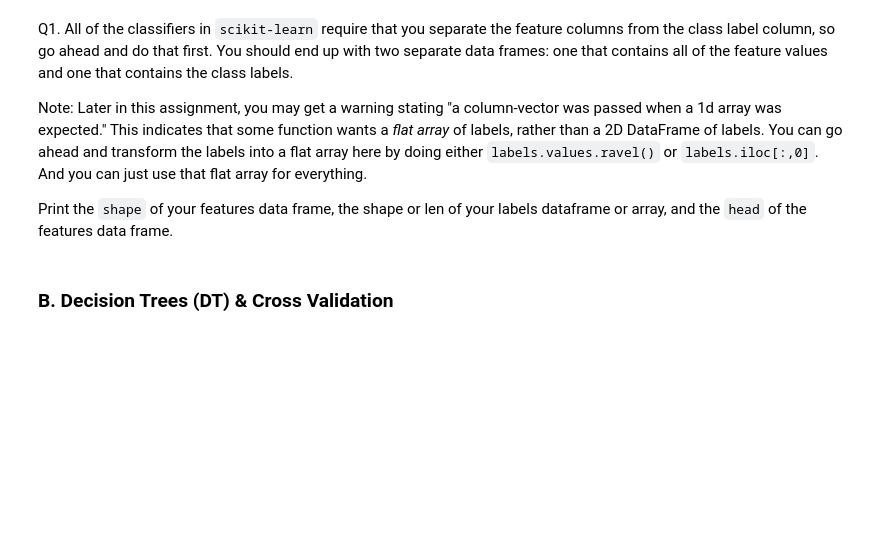
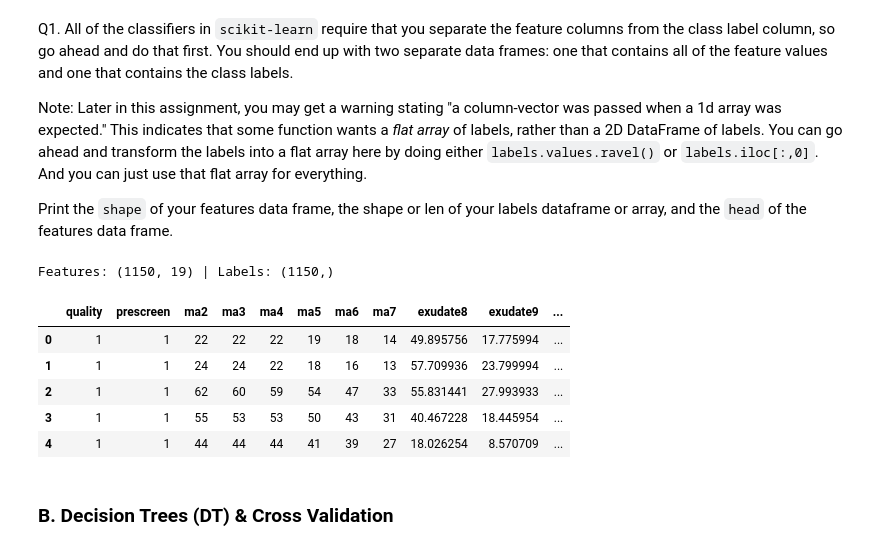
Before and after one commit to IanC04/CS363M, a Jupyter notebook: Assignments/Assignment 4/HW4_ScikitLearn.ipynb, the cells around one changed output. Saved outputs shown, nothing was run; the diff lists cells and outputs as text; code cells hidden in the pictures; blank space fills up the shorter version.

```diff
--- a/Assignments/Assignment 4/HW4_ScikitLearn.ipynb
+++ b/Assignments/Assignment 4/HW4_ScikitLearn.ipynb
@@ -68,3 +66,19 @@ Print the `shape` of your features data frame, the shape or len of your labels d
+# %%
+# your code goes here
+features = data.drop(columns=["label"])
+labels = data["label"]
+labels = labels.values.ravel()
+
+print(f"Features: {features.shape} | Labels: {labels.shape}")
+features.head()
+# %% [output]
+Features: (1150, 19) | Labels: (1150,)
+|  | quality | prescreen | ma2 | ma3 | ma4 | ma5 | ma6 | ma7 | exudate8 | exudate9 | ... |
+| 0 | 1 | 1 | 22 | 22 | 22 | 19 | 18 | 14 | 49.895756 | 17.775994 | ... |
+| 1 | 1 | 1 | 24 | 24 | 22 | 18 | 16 | 13 | 57.709936 | 23.799994 | ... |
+| 2 | 1 | 1 | 62 | 60 | 59 | 54 | 47 | 33 | 55.831441 | 27.993933 | ... |
+| 3 | 1 | 1 | 55 | 53 | 53 | 50 | 43 | 31 | 40.467228 | 18.445954 | ... |
+| 4 | 1 | 1 | 44 | 44 | 44 | 41 | 39 | 27 | 18.026254 | 8.570709 | ... |
 # %% [markdown]
 ### B. Decision Trees (DT) & Cross Validation
 # %% [markdown]
```
Also changed, not shown: parts of 10 cells of this notebook, 1 other file.
